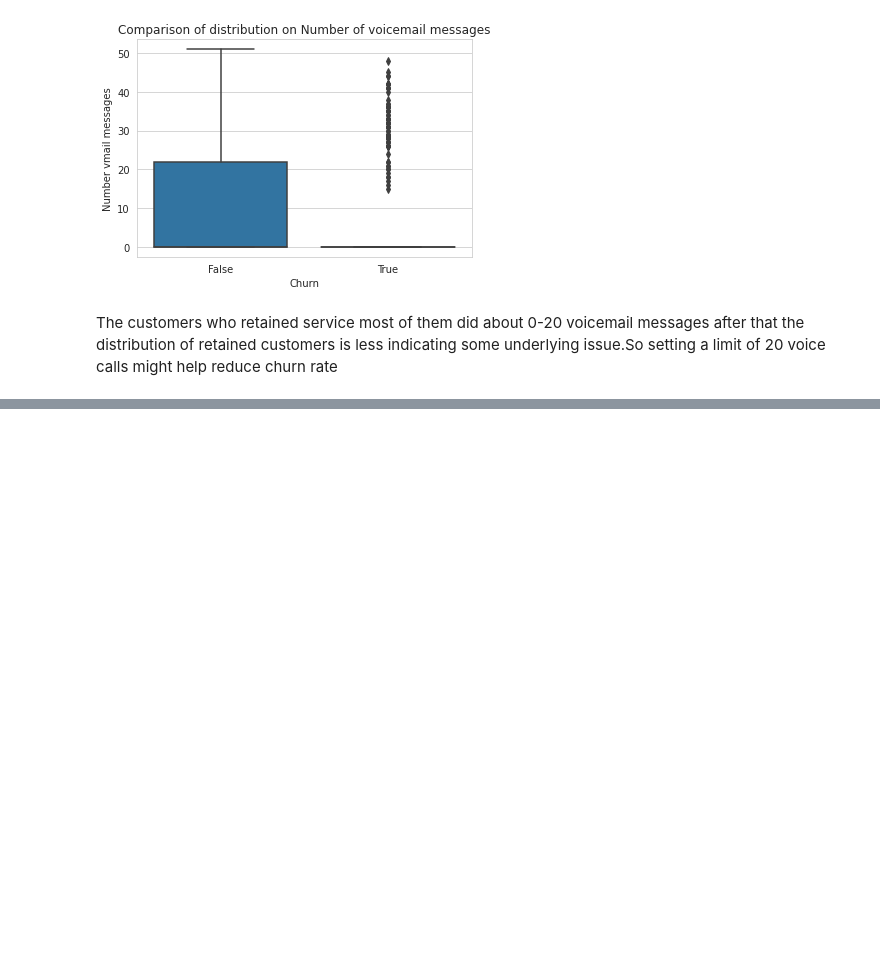
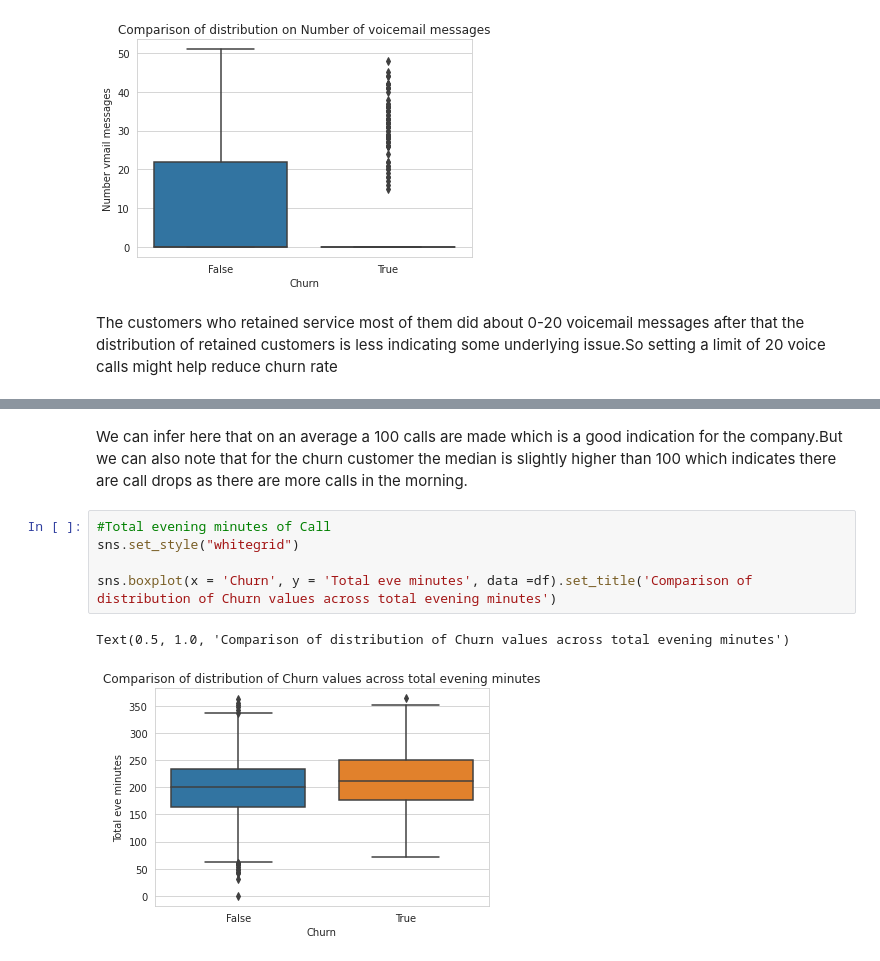
Before and after one commit to kavyas1989/telecom-churn-analysis, a Jupyter notebook: Telecom_Churn_Analysis_Capstone_Project.ipynb, the cells around one changed output, grey strips where cells are left out. Saved outputs shown, nothing was run; the diff lists cells and outputs as text; blank space fills up the shorter version.

```diff
--- a/Telecom_Churn_Analysis_Capstone_Project.ipynb
+++ b/Telecom_Churn_Analysis_Capstone_Project.ipynb
@@ -449,0 +465,11 @@ The customers who retained service most of them  did about 0-20 voicemail messag
+# %% [markdown]
+
+We can infer here that on an average a 100 calls are made which is a good indication for the company.But we can also note that for the churn customer the median is slightly higher than 100 which indicates there are call drops as there are more calls in the morning.
+# %%
+#Total evening minutes of Call
+sns.set_style("whitegrid")
+
+sns.boxplot(x = 'Churn', y = 'Total eve minutes', data =df).set_title('Comparison of distribution of Churn values across total evening minutes')
+# %% [output]
+Text(0.5, 1.0, 'Comparison of distribution of Churn values across total evening minutes')
+[figure, added]
```
Also changed, not shown: parts of 12 cells of this notebook.
